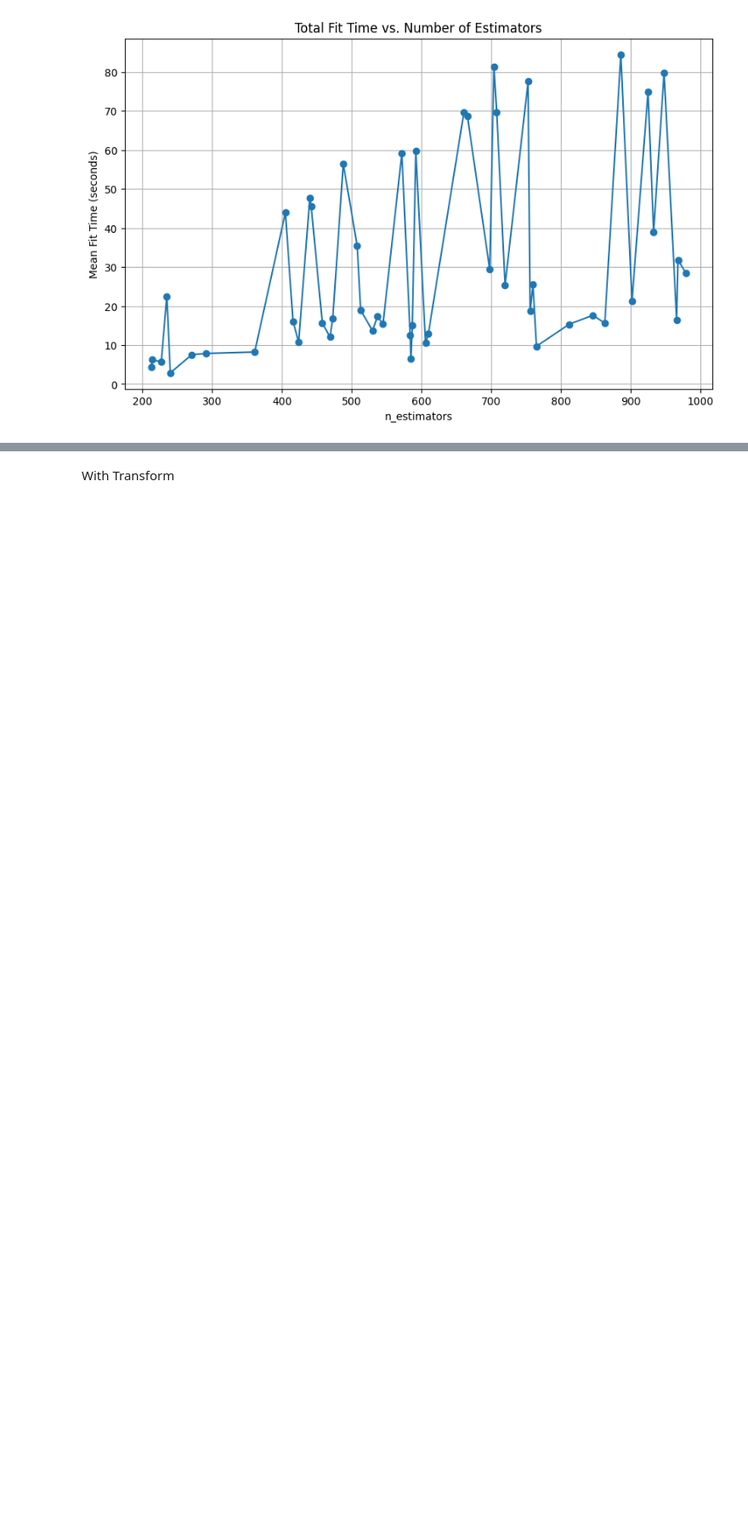
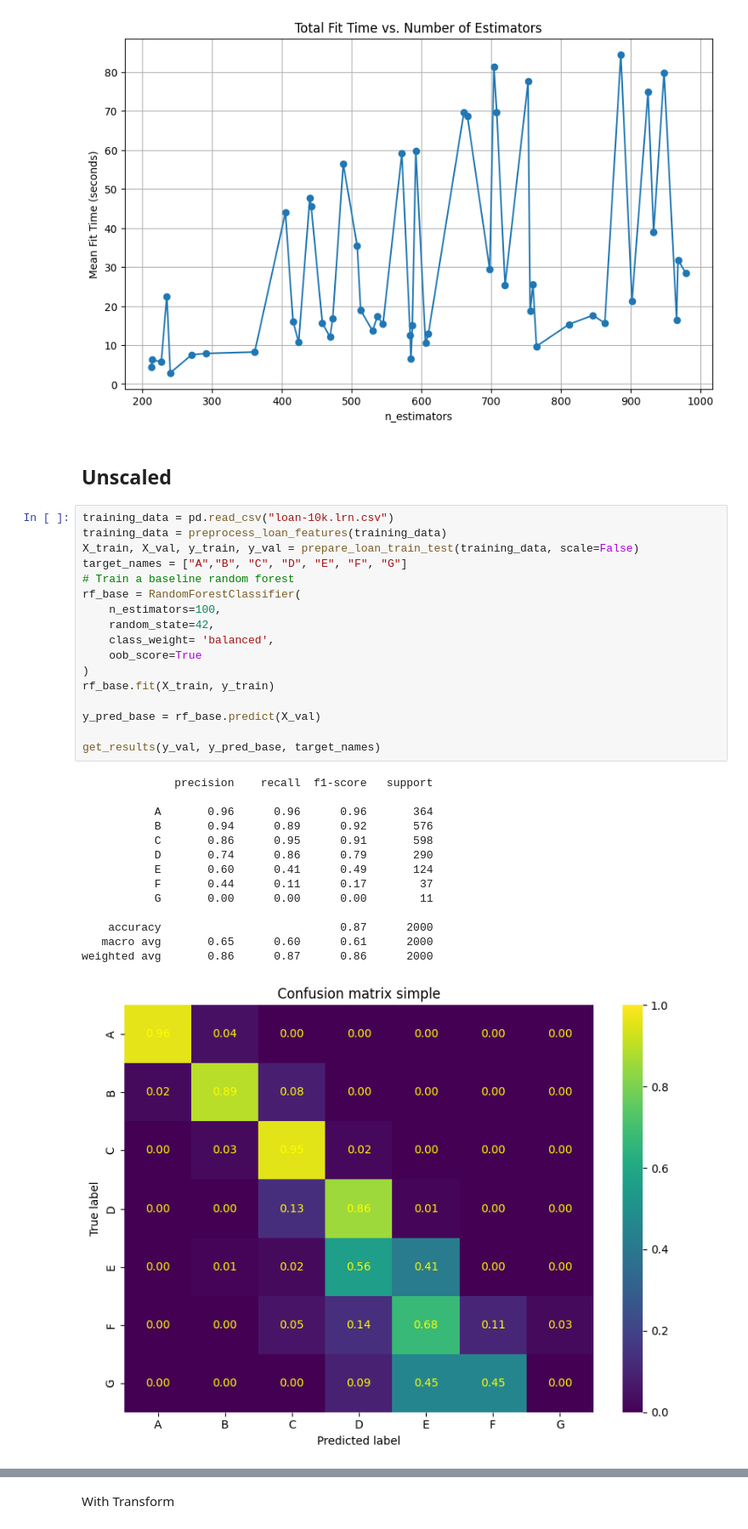
Before and after one commit to tpeter002/machinelearning-tuw, a Jupyter notebook: EX1/loan/model_loan_randomforest.ipynb, the cells around one changed output, grey strips where cells are left out. Shown at 85% size. Cells and saved outputs as stored; diff of their text form; blank space fills up the shorter version.

```diff
--- a/EX1/loan/model_loan_randomforest.ipynb
+++ b/EX1/loan/model_loan_randomforest.ipynb
@@ -188,3 +188,37 @@ plt.grid(True)
 plt.show()
 # %% [output]
 [figure]
+# %% [markdown]
+## Unscaled
+# %%
+training_data = pd.read_csv("loan-10k.lrn.csv")
+training_data = preprocess_loan_features(training_data)
+X_train, X_val, y_train, y_val = prepare_loan_train_test(training_data, scale=False)
+target_names = ["A","B", "C", "D", "E", "F", "G"]
+# Train a baseline random forest
+rf_base = RandomForestClassifier(
+    n_estimators=100,
+    random_state=42,
+    class_weight= 'balanced',
+    oob_score=True
+)
+rf_base.fit(X_train, y_train)
+
+y_pred_base = rf_base.predict(X_val)
+
+get_results(y_val, y_pred_base, target_names)
+# %% [output]
+              precision    recall  f1-score   support
+
+           A       0.96      0.96      0.96       364
+           B       0.94      0.89      0.92       576
+           C       0.86      0.95      0.91       598
+           D       0.74      0.86      0.79       290
+           E       0.60      0.41      0.49       124
+           F       0.44      0.11      0.17        37
+           G       0.00      0.00      0.00        11
+
+    accuracy                           0.87      2000
+   macro avg       0.65      0.60      0.61      2000
+weighted avg       0.86      0.87      0.86      2000
+[figure, added]
```
Also changed, not shown: parts of 4 cells of this notebook.
